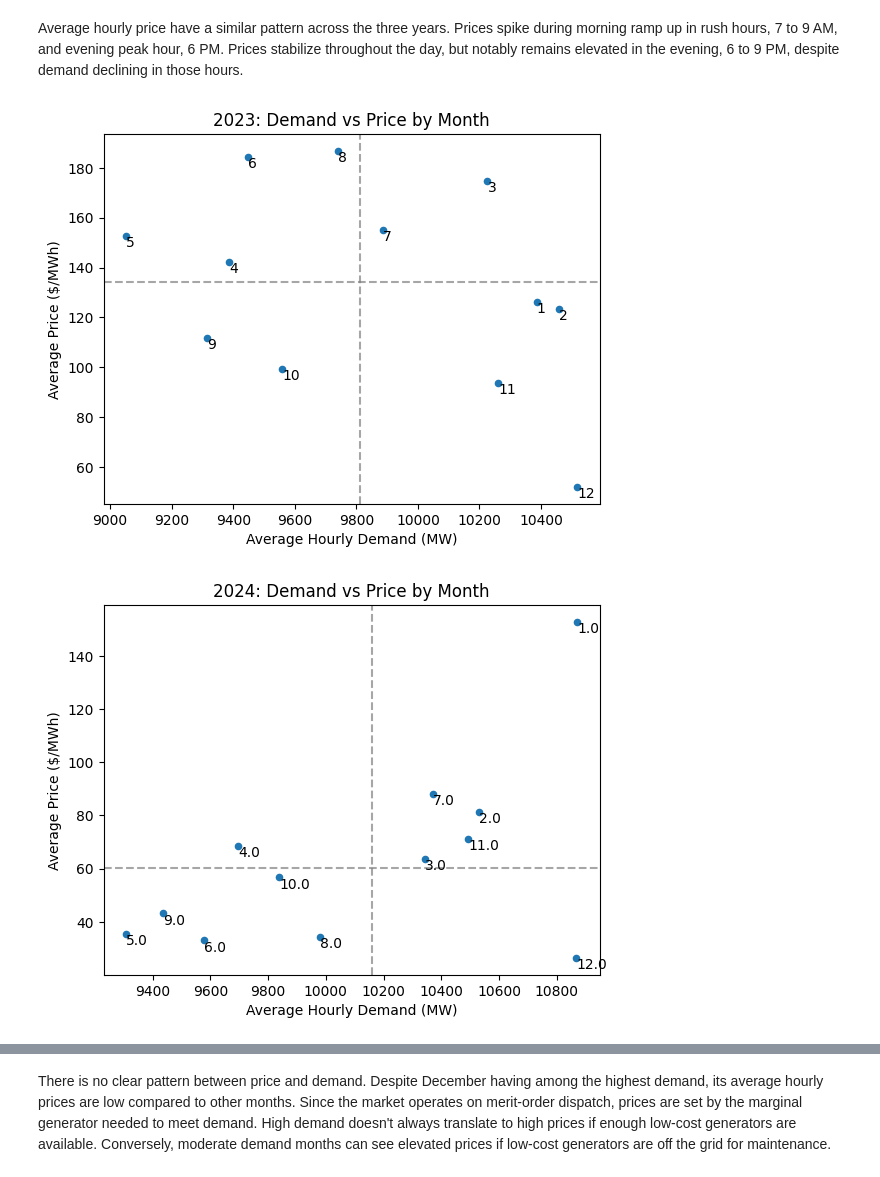
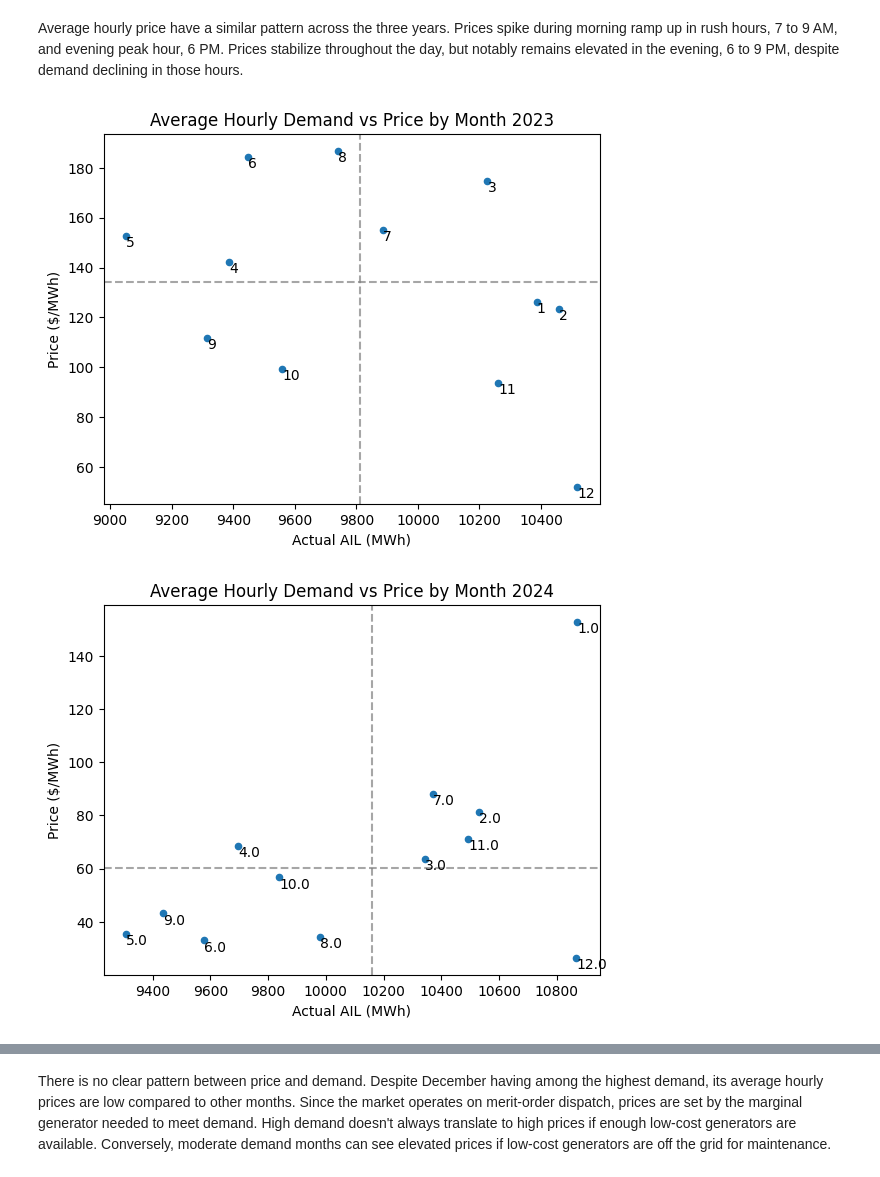
Before and after one commit to rchlmlngt/Alberta-Power-Market-Analysis, a Jupyter notebook: EDA.ipynb, the cells around one changed output, grey strips where cells are left out. Saved outputs shown, nothing was run; the diff lists cells and outputs as text; code cells hidden in the pictures.

```diff
--- a/EDA.ipynb
+++ b/EDA.ipynb
@@ -194,46 +194,46 @@ for month in pd.index:
              str(month),
              fontsize=10,
              ha='left', va='top')
-plt.title('2023: Demand vs Price by Month')
-plt.xlabel('Average Hourly Demand (MW)')
-plt.ylabel('Average Price ($/MWh)')
+plt.title('Average Hourly Demand vs Price by Month 2023')
+plt.xlabel('Actual AIL (MWh)')
+plt.ylabel('Price ($/MW)')
 plt.show()
 
 # 2024
 pd1.plot(x='Actual AIL', y='Actual Posted Pool Price', kind='scatter')
 median_demand = pd1['Actual AIL'].median()
 median_price = pd1['Actual Posted Pool Price'].median()
 plt.axhline(y=median_price, color='gray', linestyle='--', alpha=0.7)
 plt.axvline(x=median_demand, color='gray', linestyle='--', alpha=0.7)
 
 for month in pd1.index:
     plt.text(pd1.loc[month, 'Actual AIL'],
              pd1.loc[month, 'Actual Posted Pool Price'],
              str(month),
              fontsize=10,
              ha='left', va='top')
-plt.title('2024: Demand vs Price by Month')
-plt.xlabel('Average Hourly Demand (MW)')
-plt.ylabel('Average Price ($/MWh)')
+plt.title('Average Hourly Demand vs Price by Month 2024')
+plt.xlabel('Actual AIL (MWh)')
+plt.ylabel('Price ($/MW)')
 plt.show()
 
 # 2025
 pd2.plot(x='Actual AIL', y='Actual Posted Pool Price', kind='scatter')
 median_demand = pd2['Actual AIL'].median()
 median_price = pd2['Actual Posted Pool Price'].median()
 plt.axhline(y=median_price, color='gray', linestyle='--', alpha=0.7)
 plt.axvline(x=median_demand, color='gray', linestyle='--', alpha=0.7)
 
 for month in pd2.index:
     plt.text(pd2.loc[month, 'Actual AIL'],
              pd2.loc[month, 'Actual Posted Pool Price'],
              str(month),
              fontsize=10,
              ha='left', va='top')
-plt.title('2025: Demand vs Price by Month')
-plt.xlabel('Average Hourly Demand (MW)')
-plt.ylabel('Average Price ($/MWh)')
+plt.title('Average Hourly Demand vs Price by Month 2025')
+plt.xlabel('Actual AIL (MWh)')
+plt.ylabel('Price ($/MW)')
 plt.show()
 # %% [output]
-[figure, old version]
+[figure, new version]
-[figure, old version]
+[figure, new version]
```
Also changed, not shown: parts of 1 cell of this notebook, 1 other file.
